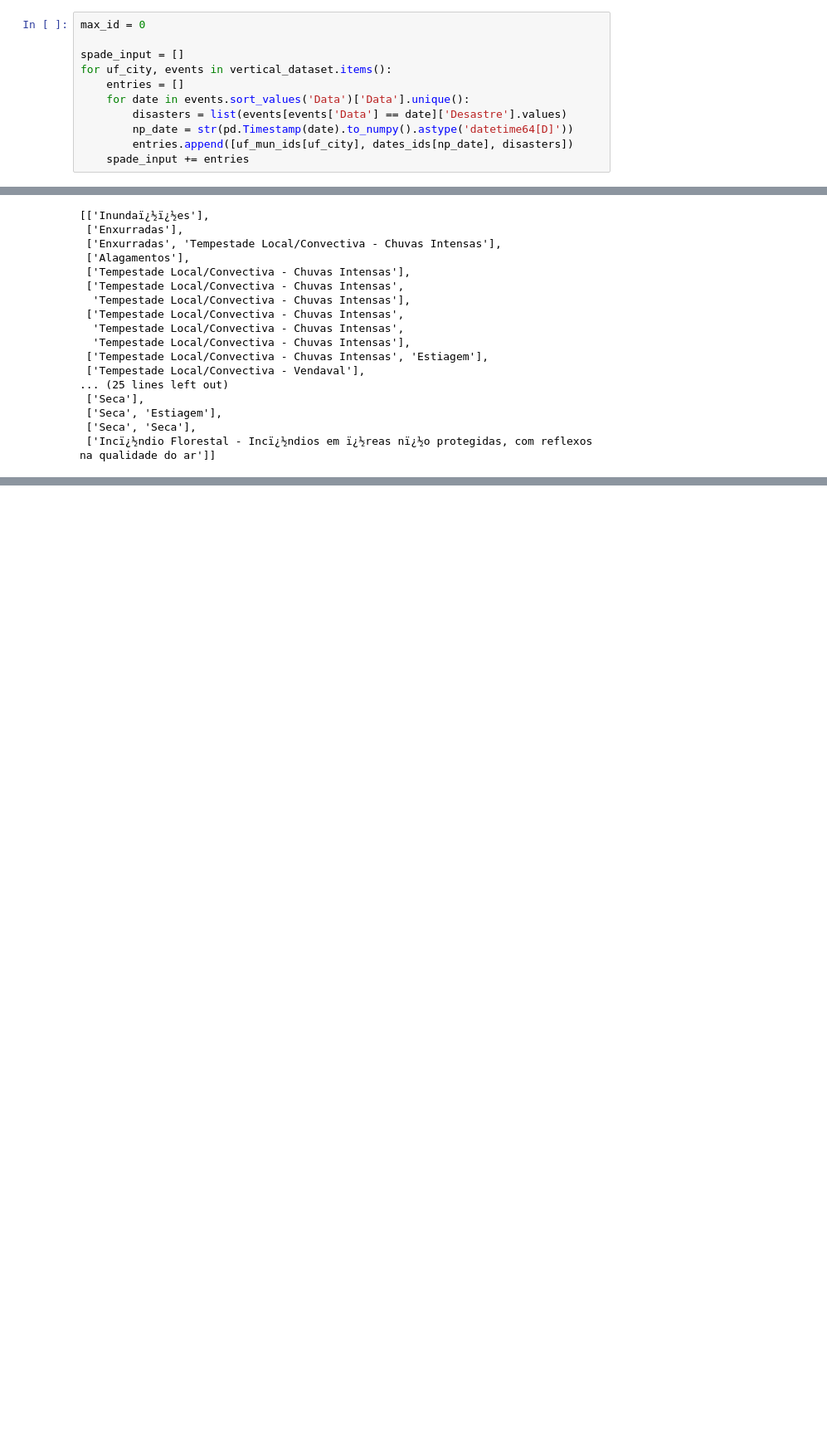
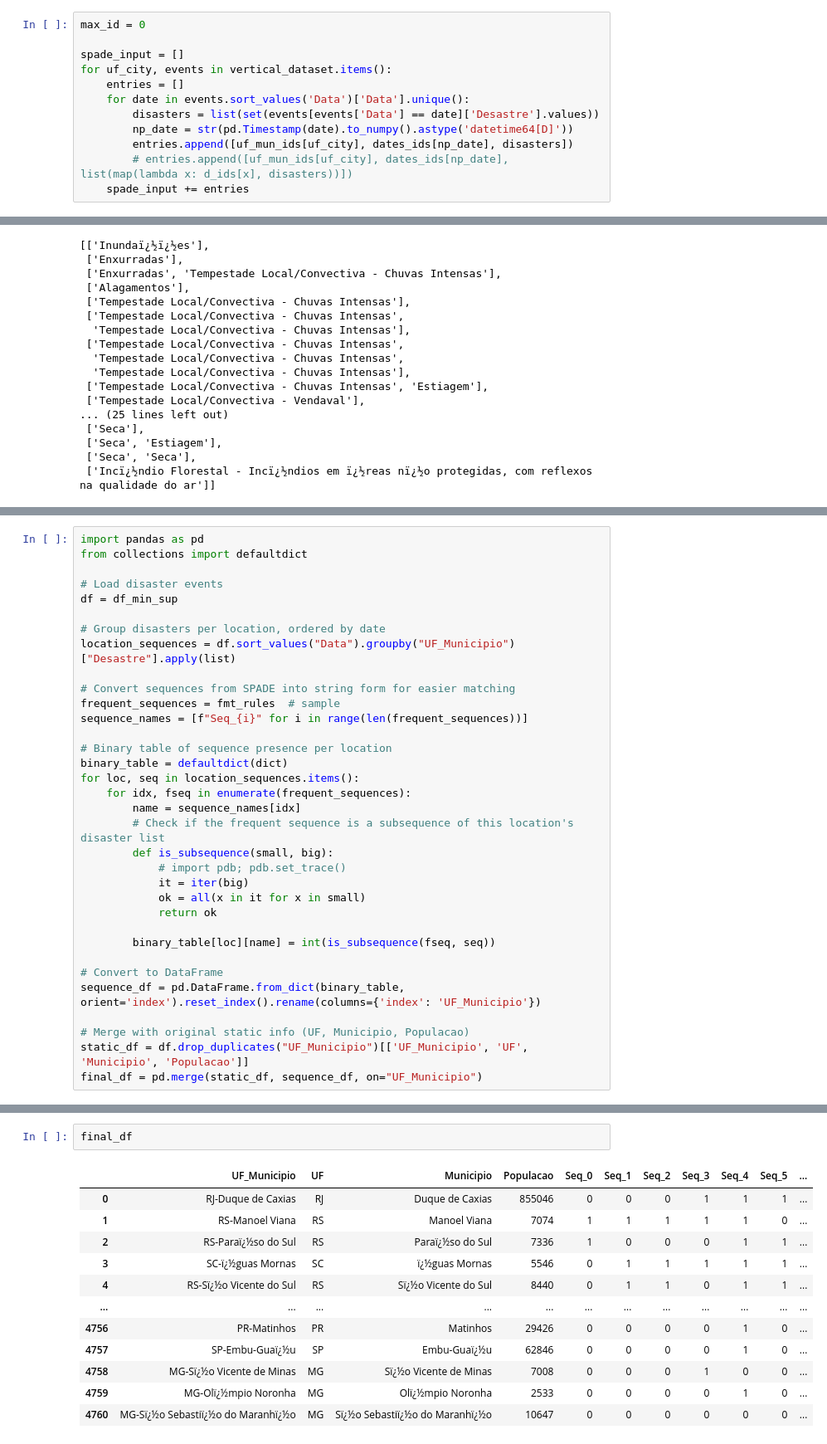
Before and after one commit to danielSbastos/subgroup-discovery-in-sequential-data, a Jupyter notebook: Main.ipynb, the cells around one changed output, grey strips where cells are left out. Shown at 83% size. Saved outputs shown, nothing was run; the diff lists cells and outputs as text; blank space fills up the shorter version.

```diff
--- a/Main.ipynb
+++ b/Main.ipynb
@@ -139,7 +139,8 @@ spade_input = []
 for uf_city, events in vertical_dataset.items():
     entries = []
     for date in events.sort_values('Data')['Data'].unique():
-        disasters = list(events[events['Data'] == date]['Desastre'].values)
+        disasters = list(set(events[events['Data'] == date]['Desastre'].values))
         np_date = str(pd.Timestamp(date).to_numpy().astype('datetime64[D]'))
         entries.append([uf_mun_ids[uf_city], dates_ids[np_date], disasters])
+        # entries.append([uf_mun_ids[uf_city], dates_ids[np_date], list(map(lambda x: d_ids[x], disasters))])
     spade_input += entries
@@ -194,0 +261,34 @@ fmt_rules
+# %%
+import pandas as pd
+from collections import defaultdict
+
+# Load disaster events
+df = df_min_sup
+
+# Group disasters per location, ordered by date
+location_sequences = df.sort_values("Data").groupby("UF_Municipio")["Desastre"].apply(list)
+
+# Convert sequences from SPADE into string form for easier matching
+frequent_sequences = fmt_rules  # sample
+sequence_names = [f"Seq_{i}" for i in range(len(frequent_sequences))]
+
+# Binary table of sequence presence per location
+binary_table = defaultdict(dict)
+for loc, seq in location_sequences.items():
+    for idx, fseq in enumerate(frequent_sequences):
+        name = sequence_names[idx]
+        # Check if the frequent sequence is a subsequence of this location's disaster list
+        def is_subsequence(small, big):
+            # import pdb; pdb.set_trace()
+            it = iter(big)
+            ok = all(x in it for x in small)
+            return ok
+
+        binary_table[loc][name] = int(is_subsequence(fseq, seq))
+
+# Convert to DataFrame
+sequence_df = pd.DataFrame.from_dict(binary_table, orient='index').reset_index().rename(columns={'index': 'UF_Municipio'})
+
+# Merge with original static info (UF, Municipio, Populacao)
+static_df = df.drop_duplicates("UF_Municipio")[['UF_Municipio', 'UF', 'Municipio', 'Populacao']]
+final_df = pd.merge(static_df, sequence_df, on="UF_Municipio")
@@ -194,0 +313,15 @@ fmt_rules
+# %%
+final_df
+# %% [output]
+|  | UF_Municipio | UF | Municipio | Populacao | Seq_0 | Seq_1 | Seq_2 | Seq_3 | Seq_4 | Seq_5 | ... |
+| 0 | RJ-Duque de Caxias | RJ | Duque de Caxias | 855046 | 0 | 0 | 0 | 1 | 1 | 1 | ... |
+| 1 | RS-Manoel Viana | RS | Manoel Viana | 7074 | 1 | 1 | 1 | 1 | 1 | 0 | ... |
+| 2 | RS-Paraï¿½so do Sul | RS | Paraï¿½so do Sul | 7336 | 1 | 0 | 0 | 0 | 1 | 1 | ... |
+| 3 | SC-ï¿½guas Mornas | SC | ï¿½guas Mornas | 5546 | 0 | 1 | 1 | 1 | 1 | 1 | ... |
+| 4 | RS-Sï¿½o Vicente do Sul | RS | Sï¿½o Vicente do Sul | 8440 | 0 | 1 | 1 | 0 | 1 | 1 | ... |
+| ... | ... | ... | ... | ... | ... | ... | ... | ... | ... | ... | ... |
+| 4756 | PR-Matinhos | PR | Matinhos | 29426 | 0 | 0 | 0 | 0 | 1 | 0 | ... |
+| 4757 | SP-Embu-Guaï¿½u | SP | Embu-Guaï¿½u | 62846 | 0 | 0 | 0 | 0 | 1 | 0 | ... |
+| 4758 | MG-Sï¿½o Vicente de Minas | MG | Sï¿½o Vicente de Minas | 7008 | 0 | 0 | 0 | 1 | 0 | 0 | ... |
+| 4759 | MG-Olï¿½mpio Noronha | MG | Olï¿½mpio Noronha | 2533 | 0 | 0 | 0 | 0 | 1 | 0 | ... |
+| 4760 | MG-Sï¿½o Sebastiï¿½o do Maranhï¿½o | MG | Sï¿½o Sebastiï¿½o do Maranhï¿½o | 10647 | 0 | 0 | 0 | 0 | 0 | 0 | ... |
```
Also changed, not shown: parts of 7 cells of this notebook.
